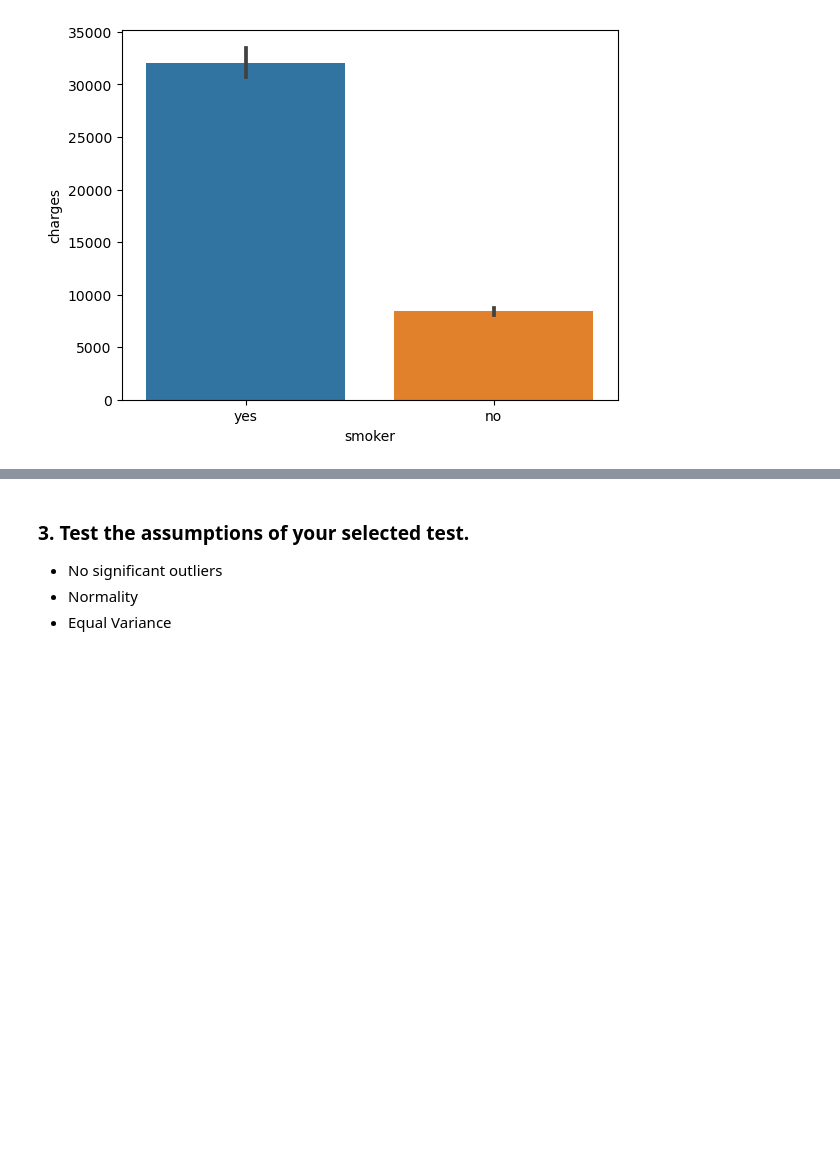
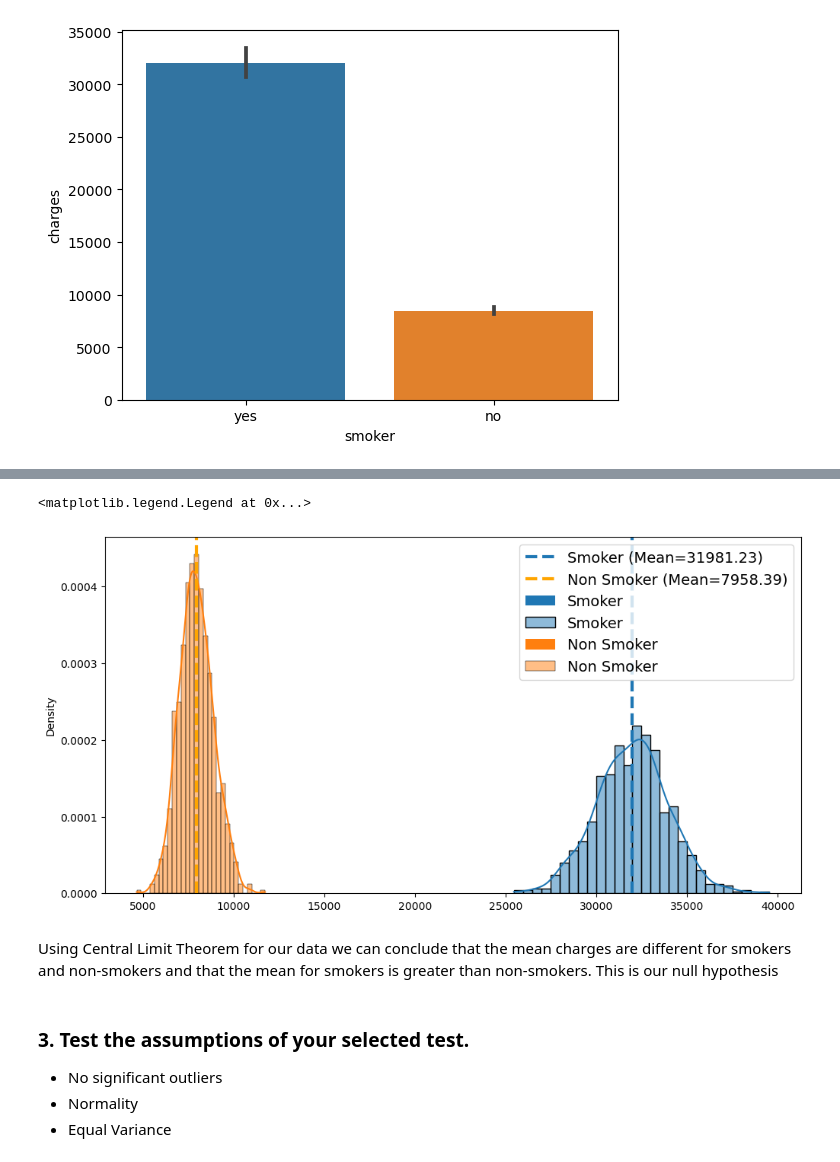
Before and after one commit to jonmessier/Learn-WK15-Hypothesis-Testing-w-Insurance-Data-CORE, a Jupyter notebook: Learn - WK15 - Hypothesis Testing with Insurance Data (CORE).ipynb, the cells around one changed output, grey strips where cells are left out. Saved outputs shown, nothing was run; the diff lists cells and outputs as text; code cells hidden in the pictures; blank space fills up the shorter version.

```diff
--- a/Learn - WK15 - Hypothesis Testing with Insurance Data (CORE).ipynb
+++ b/Learn - WK15 - Hypothesis Testing with Insurance Data (CORE).ipynb
@@ -105,3 +124,36 @@ sns.barplot(data=df, x="smoker", y="charges")
+# %%
+## loop to take 1000 samples of and calculate the mean of each sample
+np.random.seed(42)
+sample_means_y = [] # smoker
+sample_means_n = [] # non smoker
+for i in range(1000):
+    sample = np.random.choice(y_df['charges'], size=30, replace=False)
+    sample2 = np.random.choice(n_df['charges'], size=30, replace=False)
+    sample_means_y.append(np.mean(sample))
+    sample_means_n.append(np.mean(sample2))
+# %%
+## Visualizing  sample means
+fig, ax = plt.subplots(figsize= (10,5), constrained_layout=True);
+
+
+# Histogram
+ax = sns.histplot(data=sample_means_y,fill=True,kde=True,
+                  stat='density',common_norm=False,ax=ax, label="Smoker");
+ax = sns.histplot(data=sample_means_n, fill=True,kde=True,
+                  stat='density',common_norm=False,ax=ax, label="Non Smoker");
+
+ax.axvline(np.mean(sample_means_y), ls='--',lw=3,
+           label=f"Smoker (Mean={np.mean(sample_means_y):.2f})");
+
+ax.axvline(np.mean(sample_means_n), ls='--',lw=3, color='orange',
+           label=f"Non Smoker (Mean={np.mean(sample_means_n):.2f})");
+
+ax.legend(prop={"size":14}, loc='upper right')#bbox_to_anchor=[1,1]);
+# %% [output]
+<matplotlib.legend.Legend at 0x...>
+[figure, added]
+# %% [markdown]
+Using Central Limit Theorem for our data we can conclude that the mean charges are different for smokers and non-smokers and that the mean for smokers is greater than non-smokers.  This is our null hypothesis
 # %% [markdown]
 ### 3.  Test the assumptions of your selected test.
 -  No significant outliers
```
Also changed, not shown: parts of 52 cells of this notebook.
